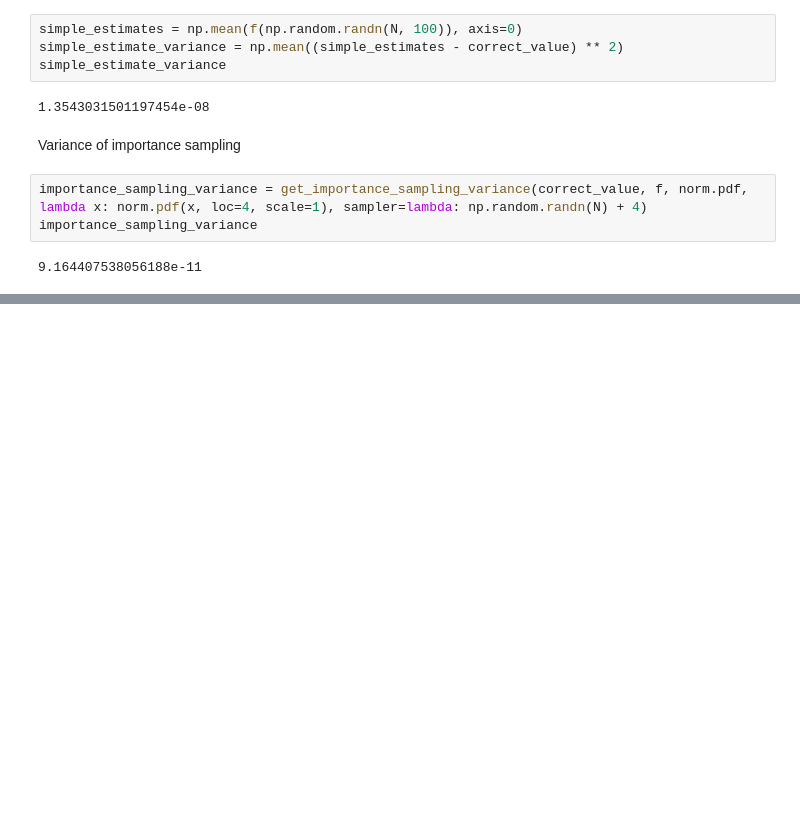
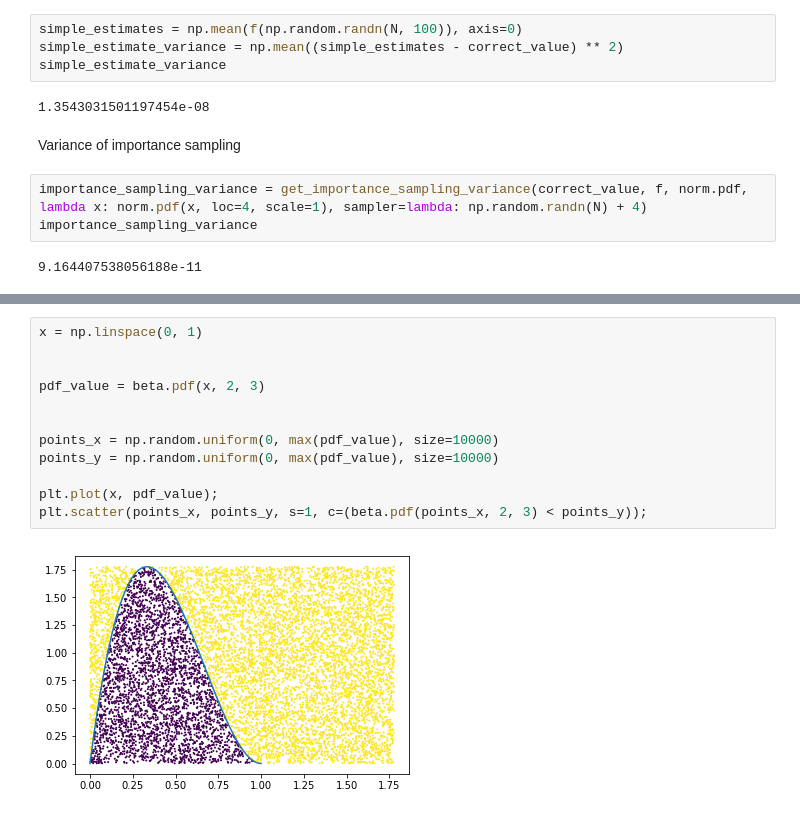
Before and after one commit to lambdaofgod/examples-counterexamples, a Jupyter notebook: notebooks/Sampling and Monte Carlo Methods.ipynb, the cells around one changed output, grey strips where cells are left out. Cells and saved outputs as stored; diff of their text form; blank space fills up the shorter version.

```diff
--- a/notebooks/Sampling and Monte Carlo Methods.ipynb
+++ b/notebooks/Sampling and Monte Carlo Methods.ipynb
@@ -86,0 +102,14 @@ importance_sampling_variance
+# %%
+x = np.linspace(0, 1)
+
+
+pdf_value = beta.pdf(x, 2, 3)
+
+
+points_x = np.random.uniform(0, max(pdf_value), size=10000)
+points_y = np.random.uniform(0, max(pdf_value), size=10000)
+
+plt.plot(x, pdf_value);
+plt.scatter(points_x, points_y, s=1, c=(beta.pdf(points_x, 2, 3) < points_y));
+# %% [output]
+[figure, added]
```
Also changed, not shown: parts of 4 cells of this notebook.
